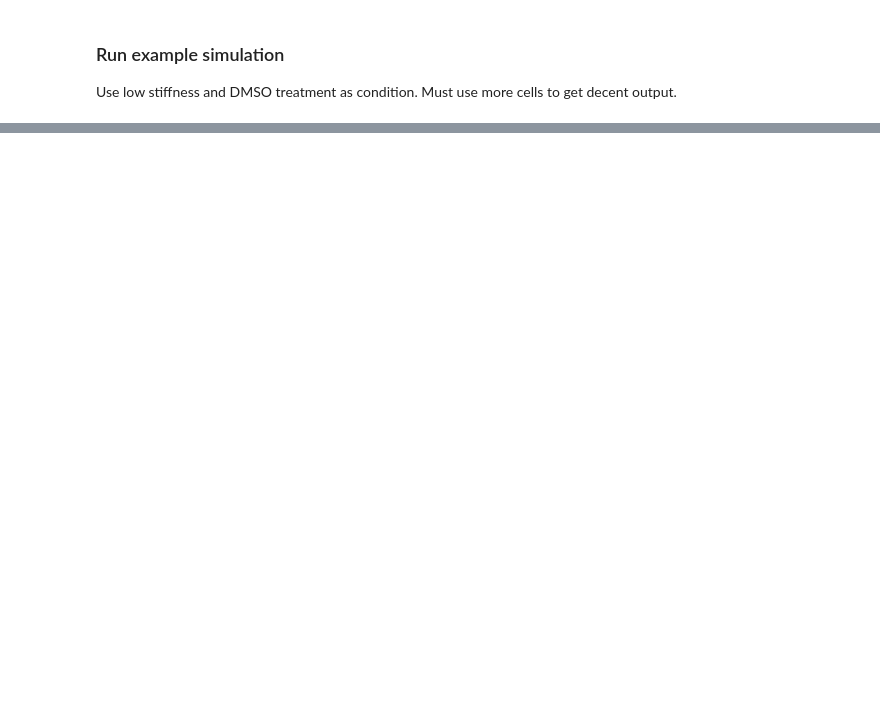
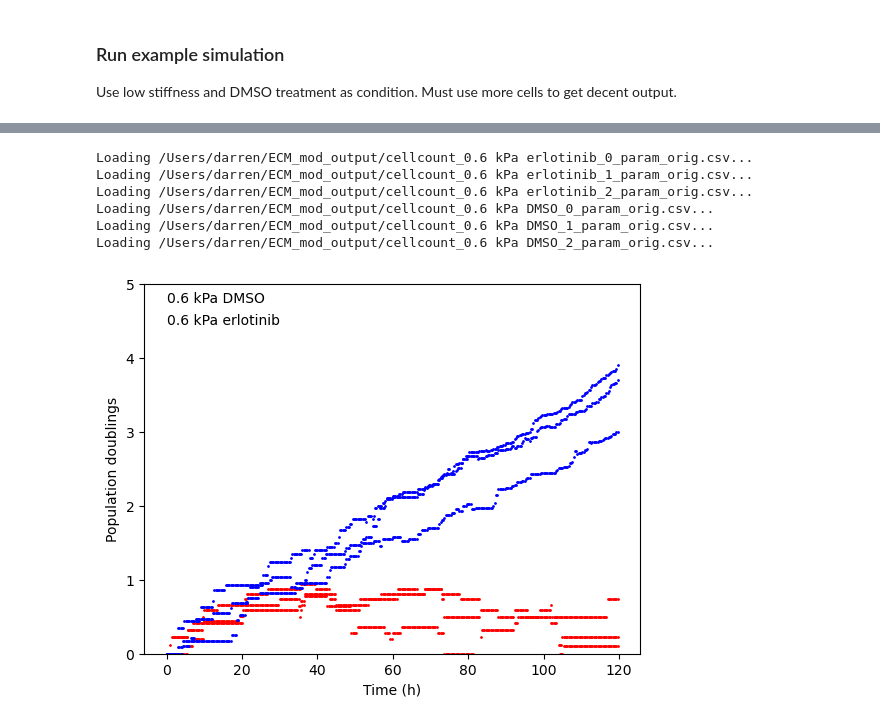
Before and after one commit to QuLab-VU/ECM_cell_cycle_model, a Jupyter notebook: Python/generate_cell_pops.ipynb, the cells around one changed output, grey strips where cells are left out. Saved outputs shown, nothing was run; the diff lists cells and outputs as text; code cells hidden in the pictures; blank space fills up the shorter version.

```diff
--- a/Python/generate_cell_pops.ipynb
+++ b/Python/generate_cell_pops.ipynb
@@ -187,31 +313,40 @@ for condition in conditions:
 # %%
 conditions = ['0.6 kPa erlotinib', '0.6 kPa DMSO']
 
 fig, ax = plt.subplots()
 for condition in conditions:
     for num in range(3):
 
         filename = Path(SAVE_DIR, f'cellcount_{condition}_{num}_param_orig.csv')
 
         print(f"Loading {filename}...")
         cell_count = np.loadtxt(filename, delimiter=',')
 
         t_sim = np.arange(0, 120, 1 / 3)
         cell_count_t = np.zeros(len(t_sim))
         time_tmp_m = 0
         for time_tmp_p, cell_count_time_tmp in cell_count:
             cell_count_t[(time_tmp_m <= t_sim) & (t_sim < time_tmp_p)] = cell_count_time_tmp
             time_tmp_m = time_tmp_p
         DIP_sim = np.log2(cell_count_t / cell_count_t[0])
         if "erlotinib" in str(filename):
             ax.scatter(t_sim, DIP_sim, color="red", s=1)
         else:
             ax.scatter(t_sim, DIP_sim, color="blue", s=1)
 ax.set_xlabel('Time (h)')
 ax.set_ylabel('Population doublings')
 ax.set_ylim(0,5)
-plt.text(0,4.5,condition)
+plt.text(0,4.75,conditions[1])
+plt.text(0,4.45,conditions[0])
 plt.show()
+# %% [output]
+Loading /Users/darren/ECM_mod_output/cellcount_0.6 kPa erlotinib_0_param_orig.csv...
+Loading /Users/darren/ECM_mod_output/cellcount_0.6 kPa erlotinib_1_param_orig.csv...
+Loading /Users/darren/ECM_mod_output/cellcount_0.6 kPa erlotinib_2_param_orig.csv...
+Loading /Users/darren/ECM_mod_output/cellcount_0.6 kPa DMSO_0_param_orig.csv...
+Loading /Users/darren/ECM_mod_output/cellcount_0.6 kPa DMSO_1_param_orig.csv...
+Loading /Users/darren/ECM_mod_output/cellcount_0.6 kPa DMSO_2_param_orig.csv...
+[figure, added]
 # %%
 conditions = ['4 kPa erlotinib', '4 kPa DMSO']
 
```
Also changed, not shown: parts of 15 cells of this notebook.
